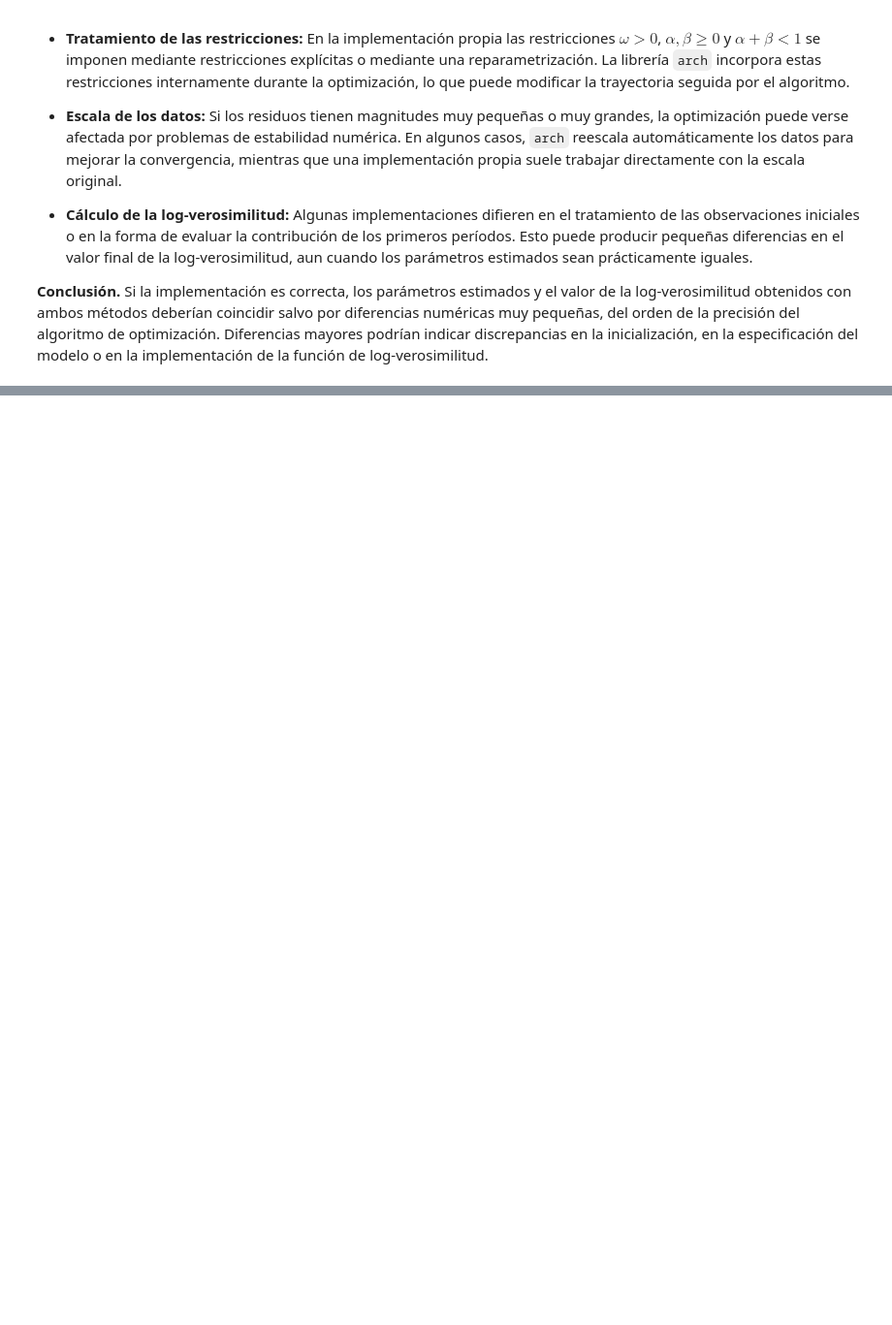
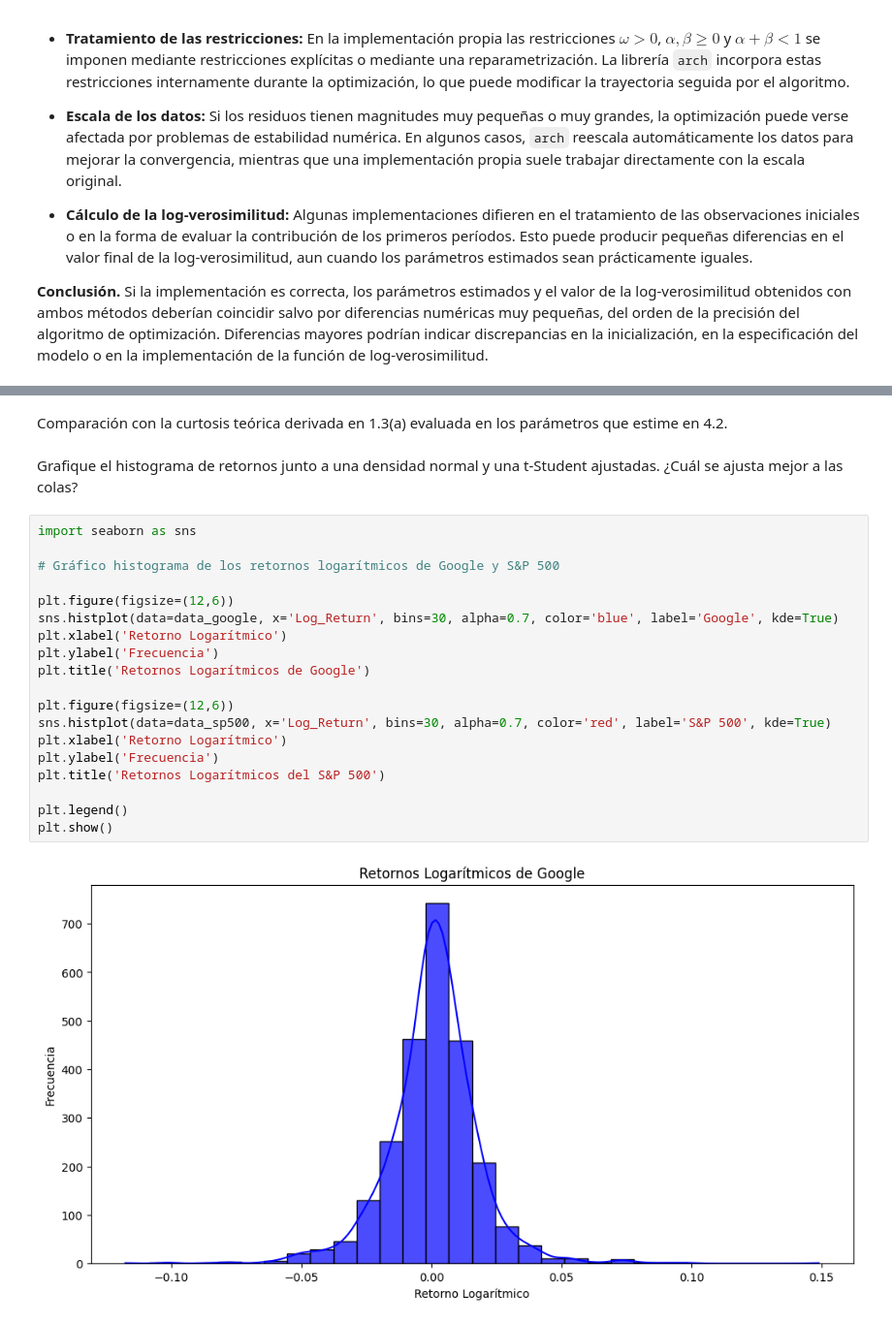
Before and after one commit to Felipe-Lopez-Vergara/ds_finance_-Lopez-, a Jupyter notebook: notebooks/HW_Sesion_5.ipynb, the cells around one changed output, grey strips where cells are left out. Shown at 97% size. Drawn from its saved outputs; the diff is of its cells as text; blank space fills up the shorter version.

```diff
--- a/notebooks/HW_Sesion_5.ipynb
+++ b/notebooks/HW_Sesion_5.ipynb
@@ -1298,0 +1406,26 @@ Las estimaciones obtenidas con la implementación propia y con `arch_model` debe
+# %% [markdown]
+ Comparación con la curtosis teórica derivada en 1.3(a) evaluada en los parámetros que estime en 4.2.
+# %% [markdown]
+Grafique el histograma de retornos junto a una densidad normal y una
+t-Student ajustadas. ¿Cuál se ajusta mejor a las colas?
+# %%
+import seaborn as sns
+
+# Gráfico histograma de los retornos logarítmicos de Google y S&P 500
+
+plt.figure(figsize=(12,6))
+sns.histplot(data=data_google, x='Log_Return', bins=30, alpha=0.7, color='blue', label='Google', kde=True)
+plt.xlabel('Retorno Logarítmico')
+plt.ylabel('Frecuencia')
+plt.title('Retornos Logarítmicos de Google')
+
+plt.figure(figsize=(12,6))
+sns.histplot(data=data_sp500, x='Log_Return', bins=30, alpha=0.7, color='red', label='S&P 500', kde=True)
+plt.xlabel('Retorno Logarítmico')
+plt.ylabel('Frecuencia')
+plt.title('Retornos Logarítmicos del S&P 500')
+
+plt.legend()
+plt.show()
+# %% [output]
+[figure, added]
```
Also changed, not shown: parts of 31 cells of this notebook.
